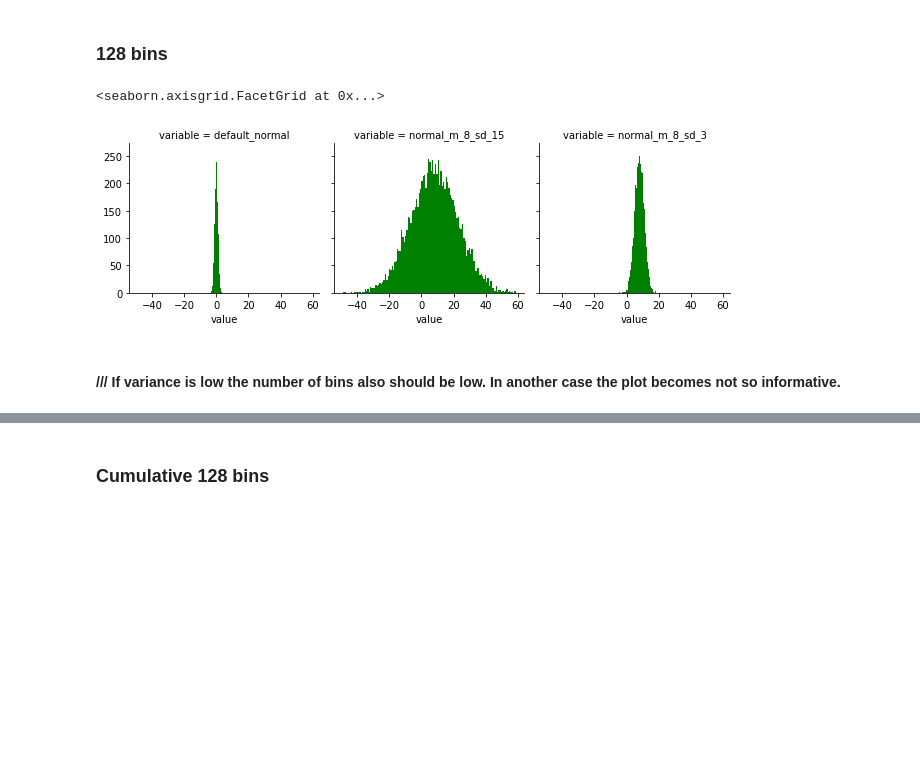
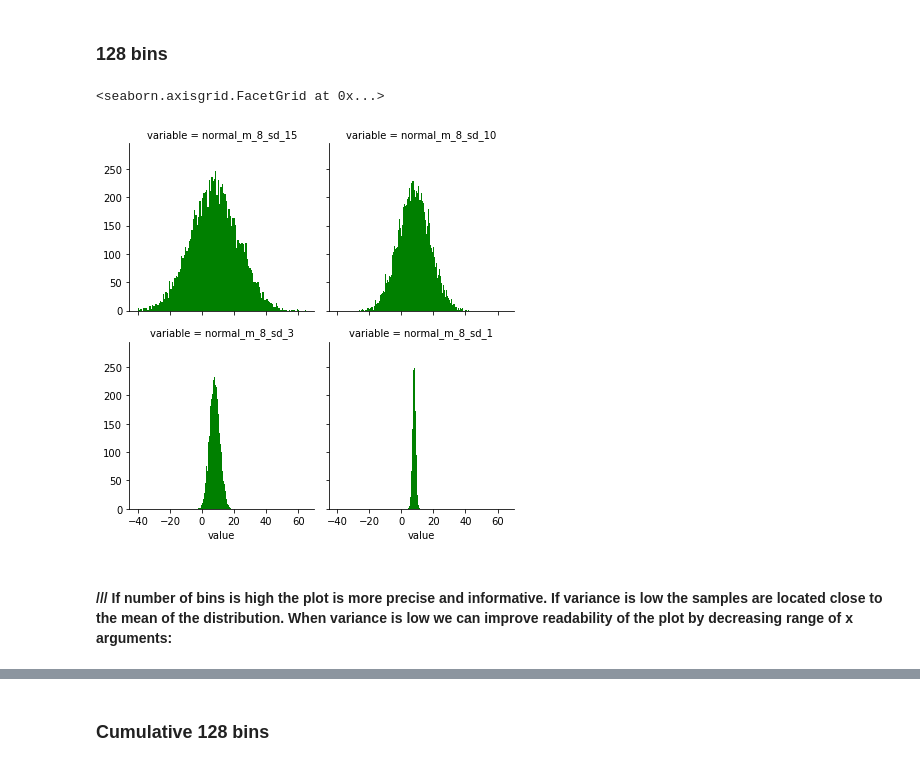
Before and after one commit to rafb10/DataAnalytics_2020, a Jupyter notebook: DataAnalytics_lab_2.ipynb, the cells around one changed output, grey strips where cells are left out. Saved outputs shown, nothing was run; the diff lists cells and outputs as text; code cells hidden in the pictures; blank space fills up the shorter version.

```diff
--- a/DataAnalytics_lab_2.ipynb
+++ b/DataAnalytics_lab_2.ipynb
@@ -9,9 +9,10 @@ import scipy.stats
 # 1) Normal distribution
 # %%
 df = pd.DataFrame(columns = None)
-df['default_normal'] = np.random.normal(size=10000)
 df['normal_m_8_sd_15'] = np.random.normal(loc=8, scale=15, size=10000)
+df['normal_m_8_sd_10'] = np.random.normal(loc=8, scale=10, size=10000)
 df['normal_m_8_sd_3'] = np.random.normal(loc=8, scale=3, size=10000)
+df['normal_m_8_sd_1'] = np.random.normal(loc=8, scale=1, size=10000)
 # %%
 df_melted = df.melt()
 # %% [markdown]
@@ -26,10 +27,10 @@ fGrid.map(plt.hist,"value",cumulative=False,bins=16)
 # %% [markdown]
 ### 128 bins
 # %%
-fGrid_128=sns.FacetGrid(df_melted, col="variable", sharex=True, col_wrap=3)
+fGrid_128=sns.FacetGrid(df_melted, col="variable", sharex=True, col_wrap=2)
 fGrid_128.map(plt.hist,"value", cumulative=False, bins=128, color='g')
 # %% [output]
 <seaborn.axisgrid.FacetGrid at 0x...>
-[figure, old version]
+[figure, new version]
-# %% [markdown]
-#### /// If variance is low the number of bins also should be low. In another case the plot becomes not so informative.
+# %% [markdown]
+#### /// If number of bins is high the plot is more precise and informative. If variance is low the samples are located close to the mean of the distribution. When variance is low we can improve readability of the plot by decreasing range of x arguments:
```
Also changed, not shown: parts of 24 cells of this notebook, 2 other files.
